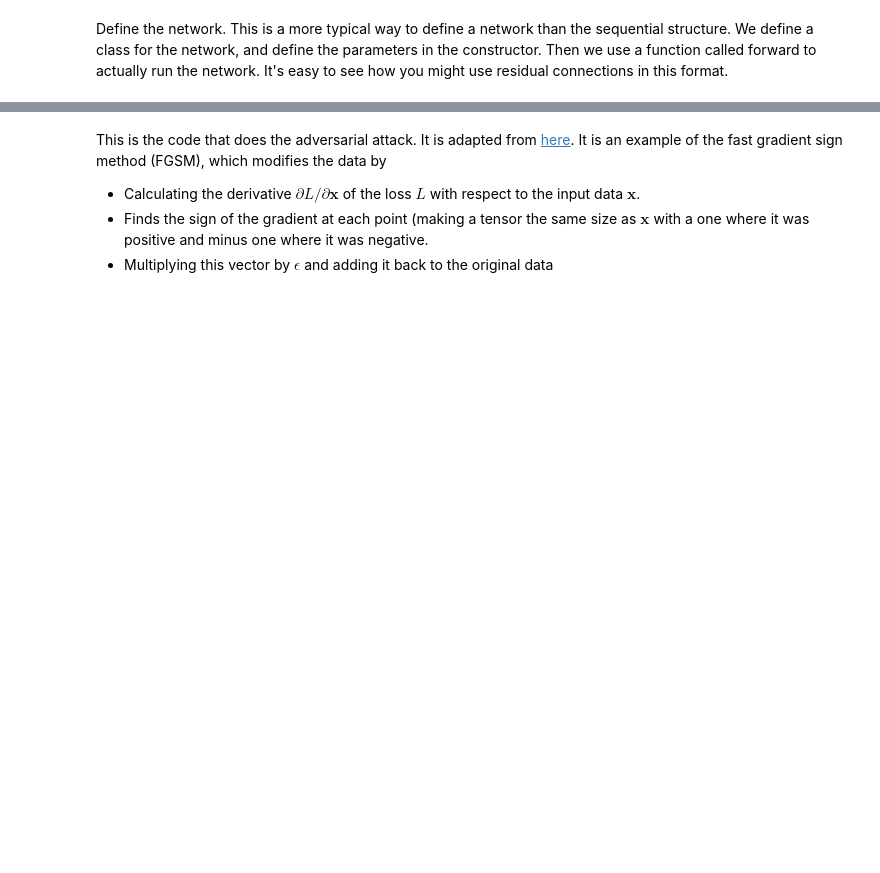
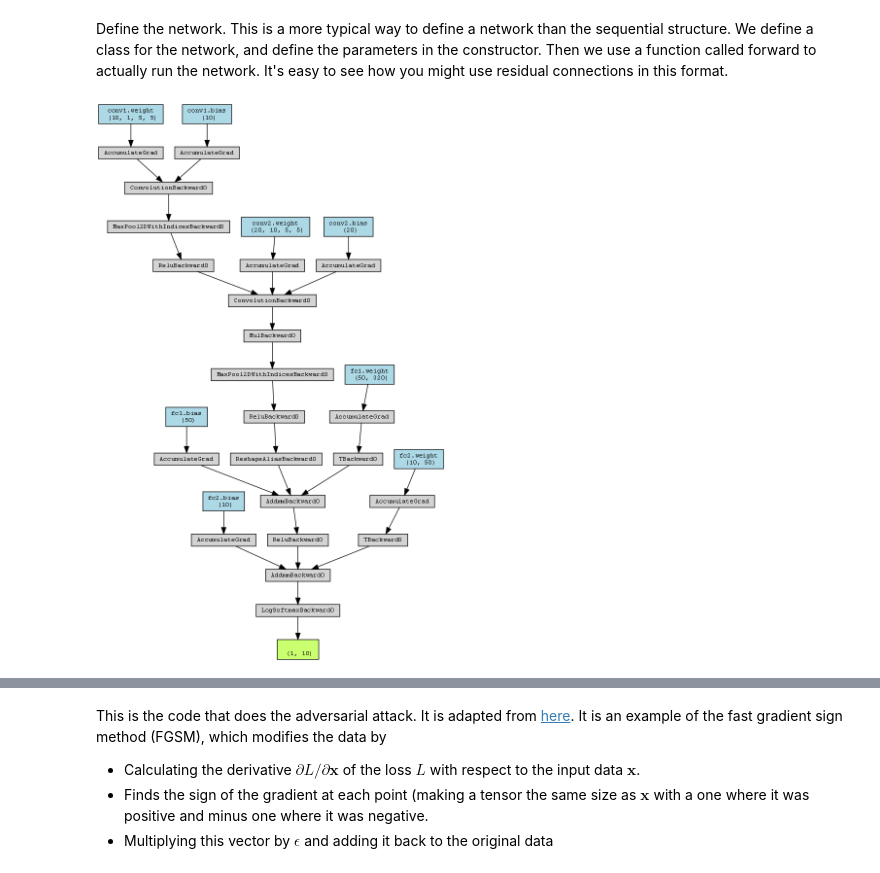
Before and after one commit to udlbook/udlbook, a Jupyter notebook: Notebooks/Chap20/20_4_Adversarial_Attacks.ipynb, the cells around one changed output, grey strips where cells are left out. Cells and saved outputs as stored; diff of their text form; code cells hidden in the pictures; blank space fills up the shorter version.

```diff
--- a/Notebooks/Chap20/20_4_Adversarial_Attacks.ipynb
+++ b/Notebooks/Chap20/20_4_Adversarial_Attacks.ipynb
@@ -133,0 +156,29 @@ for epoch in range(1, n_epochs + 1):
+# %%
+from torchviz import make_dot
+from IPython.display import Image
+
+# Generate a dummy input that matches the input shape expected by your model.
+# For the MNIST dataset, each image is grayscale and 28x28 pixels,
+# hence the shape (1, 1, 28, 28) - 1 sample, 1 channel, 28x28 pixels.
+dummy_input = torch.randn(1, 1, 28, 28)
+
+# Forward pass: Run the dummy input through the model to get a sample output.
+# This step is necessary as it allows torchviz to trace the operations and
+# build the computation graph.
+output = model(dummy_input)
+
+# Visualization of the computation graph:
+# make_dot creates a graph from the output tensor of your model.
+# The graph reflects the operations (like convolutions, activations) that the input tensor undergoes
+# within the model to transform it into the output tensor.
+# params=dict(model.named_parameters()) includes parameter names in the graph,
+# making it easier to associate each operation with the corresponding layer.
+viz = make_dot(output, params=dict(model.named_parameters()))
+
+# To render and view the graph, use 'render' or 'view' method
+viz.format = 'png'
+file = viz.render("model_architecture", format="png", view=True)  # Saves the graph as a PNG file
+viz.view()  # Opens the graph for viewing (might not work in all environments)
+Image(file)
+# %% [output]
+[figure, added]
```
Also changed, not shown: parts of 20 cells of this notebook.
